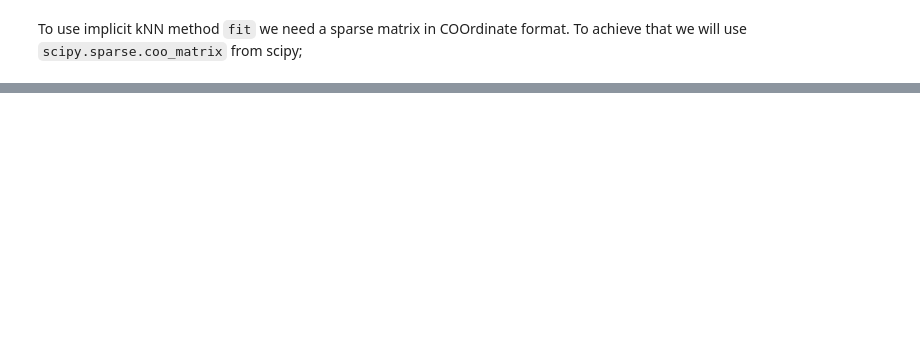
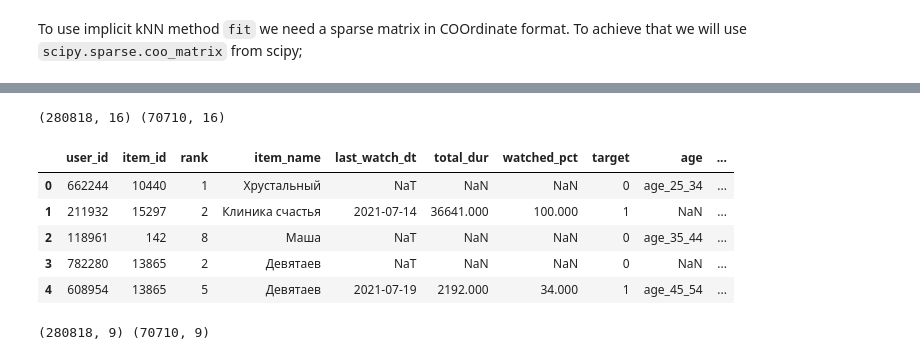
Before and after one commit to kshurik/rekkobook, a Jupyter notebook: notebook_drafts/full_recsys_pipeline.ipynb, the cells around one changed output, grey strips where cells are left out. Saved outputs shown, nothing was run; the diff lists cells and outputs as text; code cells hidden in the pictures; blank space fills up the shorter version.

```diff
--- a/notebook_drafts/full_recsys_pipeline.ipynb
+++ b/notebook_drafts/full_recsys_pipeline.ipynb
@@ -160,0 +440,7 @@ recs
+# %%
+cbm_train_set = shuffle(
+    pd.concat(
+    [positive_preds.loc[positive_preds['user_id'].isin(train_users)],
+    negative_preds.loc[negative_preds['user_id'].isin(train_users)]]
+    )
+)
@@ -160,0 +475,29 @@ recs
+# %%
+# in this tutorial, I will not do any feature aggregation - use default ones from data
+USER_FEATURES = ['age', 'income', 'sex', 'kids_flg']
+ITEM_FEATURES = ['content_type', 'release_year', 'for_kids', 'age_rating']
+# %%
+# joins user features
+cbm_train_set = pd.merge(cbm_train_set, users_data[['user_id'] + USER_FEATURES],
+                         how = 'left', on = ['user_id'])
+cbm_test_set = pd.merge(cbm_test_set, users_data[['user_id'] + USER_FEATURES],
+                        how = 'left', on = ['user_id'])
+# %%
+# joins item features
+cbm_train_set = pd.merge(cbm_train_set, movies_metadata[['item_id'] + ITEM_FEATURES],
+                         how = 'left', on = ['item_id'])
+cbm_test_set = pd.merge(cbm_test_set, movies_metadata[['item_id'] + ITEM_FEATURES],
+                        how = 'left', on = ['item_id'])
+# %%
+print(cbm_train_set.shape, cbm_test_set.shape)
+# %% [output]
+(280818, 16) (70710, 16)
+# %%
+cbm_train_set.head()
+# %% [output]
+|  | user_id | item_id | rank | item_name | last_watch_dt | total_dur | watched_pct | target | age | ... |
+| 0 | 662244 | 10440 | 1 | Хрустальный | NaT | NaN | NaN | 0 | age_25_34 | ... |
+| 1 | 211932 | 15297 | 2 | Клиника счастья | 2021-07-14 | 36641.000 | 100.000 | 1 | NaN | ... |
+| 2 | 118961 | 142 | 8 | Маша | NaT | NaN | NaN | 0 | age_35_44 | ... |
+| 3 | 782280 | 13865 | 2 | Девятаев | NaT | NaN | NaN | 0 | NaN | ... |
+| 4 | 608954 | 13865 | 5 | Девятаев | 2021-07-19 | 2192.000 | 34.000 | 1 | age_45_54 | ... |
@@ -160,0 +509,6 @@ recs
+# %%
+X_train, y_train = cbm_train_set.drop(ID_COLS + DROP_COLS + TARGET, axis = 1), cbm_train_set[TARGET]
+X_test, y_test = cbm_test_set.drop(ID_COLS + DROP_COLS + TARGET, axis = 1), cbm_test_set[TARGET]
+print(X_train.shape, X_test.shape)
+# %% [output]
+(280818, 9) (70710, 9)
```
Also changed, not shown: parts of 78 cells of this notebook, 3 other files.
